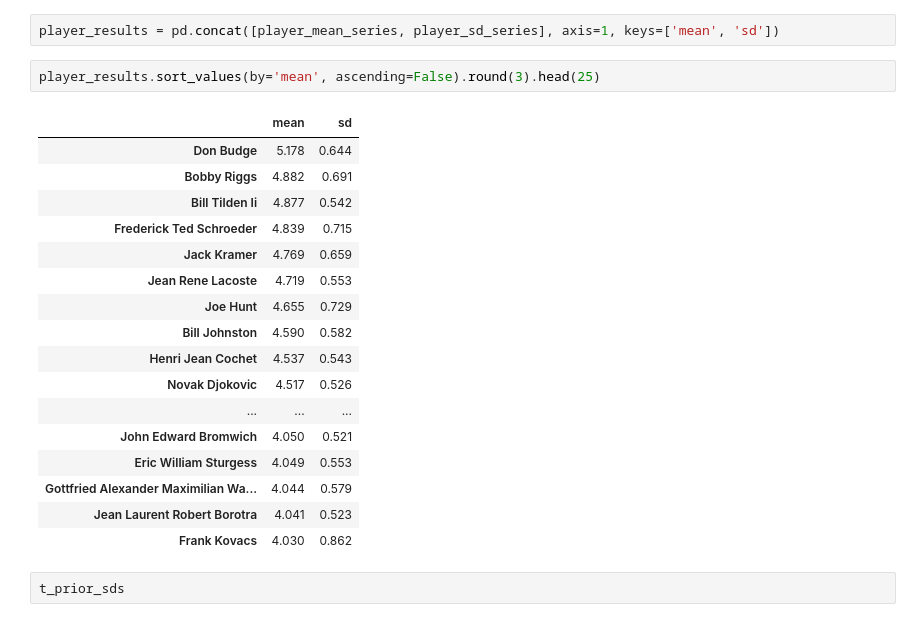
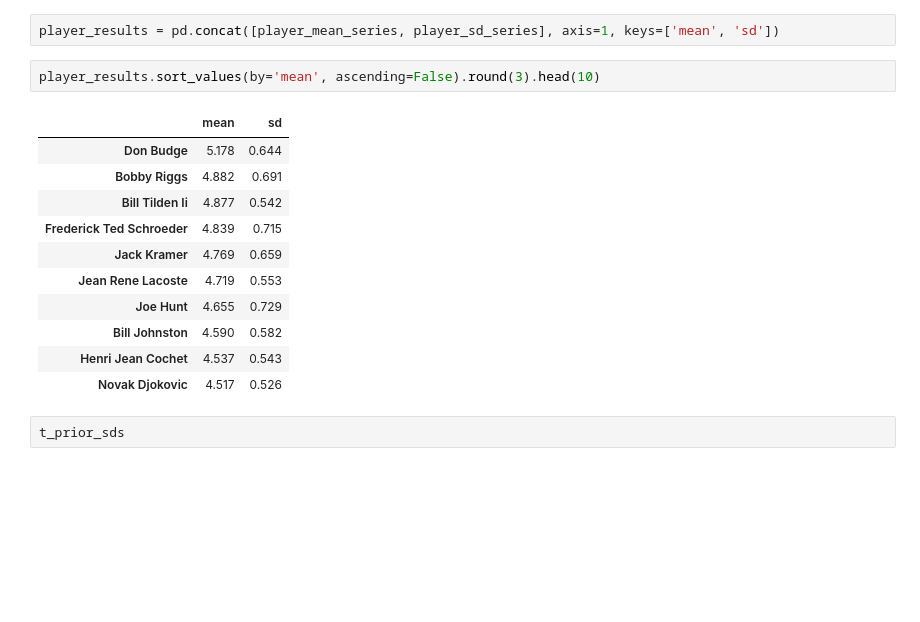
Before and after one commit to martiningram/all_time_slam_elo, a Jupyter notebook: jupyter/First models.ipynb, the cells around one changed output. Saved outputs shown, nothing was run; the diff lists cells and outputs as text; blank space fills up the shorter version.

```diff
--- a/jupyter/First models.ipynb
+++ b/jupyter/First models.ipynb
@@ -222,25 +225,19 @@ player_sd_series = pd.Series(player_sds, index=encoder.classes_)
 # %%
 player_results = pd.concat([player_mean_series, player_sd_series], axis=1, keys=['mean', 'sd'])
 # %%
-player_results.sort_values(by='mean', ascending=False).round(3).head(25)
+player_results.sort_values(by='mean', ascending=False).round(3).head(10)
 # %% [output]
 |  | mean | sd |
 | Don Budge | 5.178 | 0.644 |
 | Bobby Riggs | 4.882 | 0.691 |
 | Bill Tilden Ii | 4.877 | 0.542 |
 | Frederick Ted Schroeder | 4.839 | 0.715 |
 | Jack Kramer | 4.769 | 0.659 |
 | Jean Rene Lacoste | 4.719 | 0.553 |
 | Joe Hunt | 4.655 | 0.729 |
 | Bill Johnston | 4.590 | 0.582 |
 | Henri Jean Cochet | 4.537 | 0.543 |
 | Novak Djokovic | 4.517 | 0.526 |
-| ... | ... | ... |
-| John Edward Bromwich | 4.050 | 0.521 |
-| Eric William Sturgess | 4.049 | 0.553 |
-| Gottfried Alexander Maximilian Wa... | 4.044 | 0.579 |
-| Jean Laurent Robert Borotra | 4.041 | 0.523 |
-| Frank Kovacs | 4.030 | 0.862 |
 # %%
 t_prior_sds
 # %% [output]
```
Also changed, not shown: parts of 4 cells of this notebook, 1 other file.
